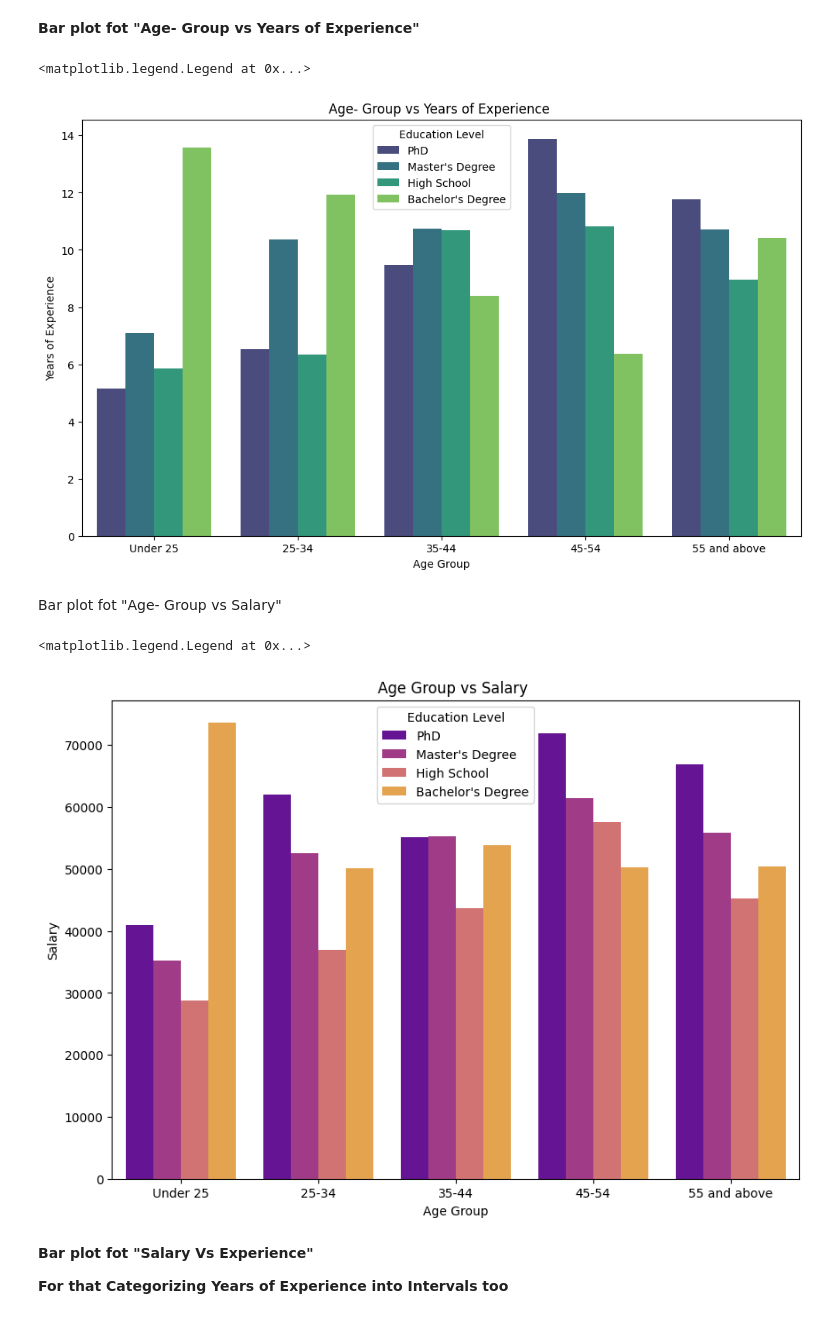
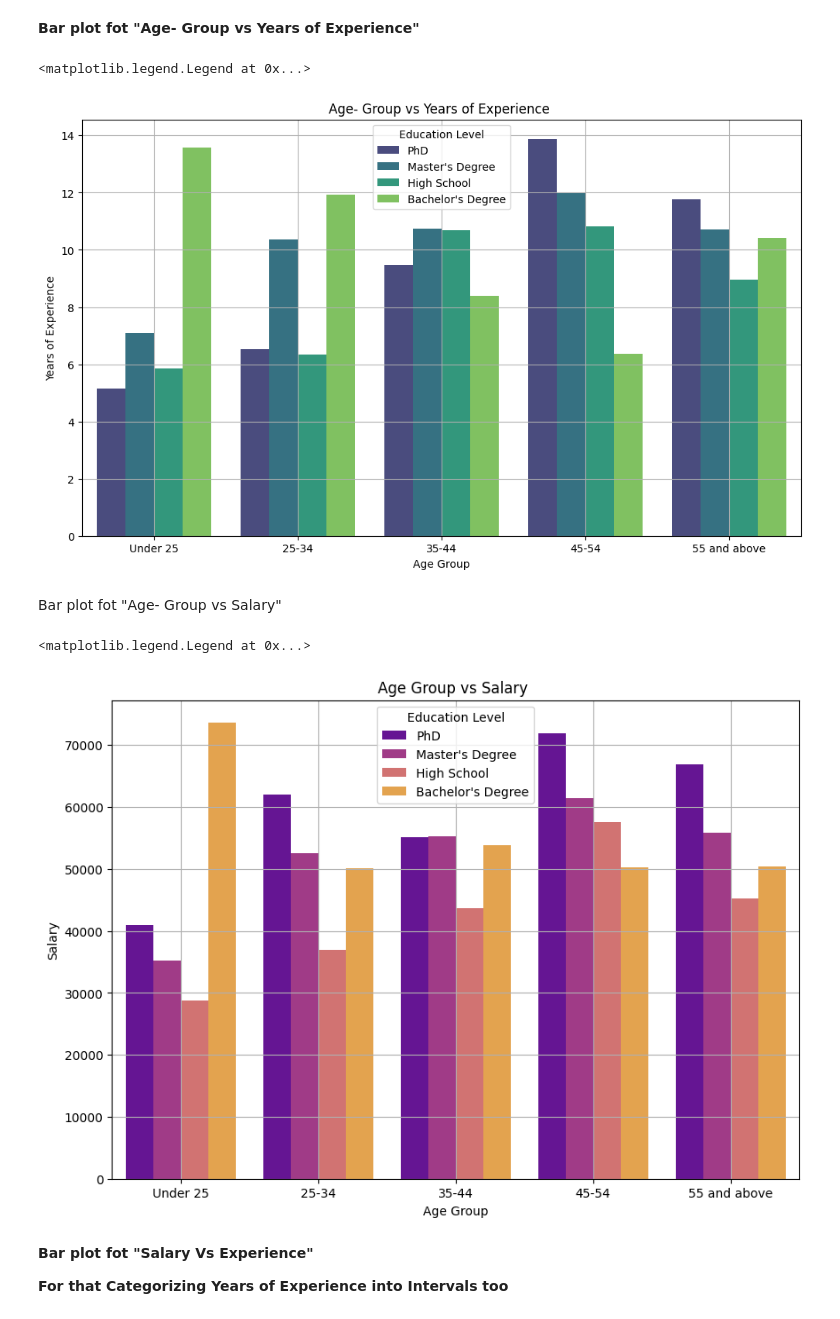
Before and after one commit to rn-byte/Salary_prediction, a Jupyter notebook: Expo_project.ipynb, the cells around one changed output. Saved outputs shown, nothing was run; the diff lists cells and outputs as text; code cells hidden in the pictures.

```diff
--- a/Expo_project.ipynb
+++ b/Expo_project.ipynb
@@ -258,15 +316,16 @@ df["EducationLevel"] = df["EducationLevel"].map(education_mapping)
 # %%
 #Bar plot for "Age- Group vs Years of Experience"
 age_order = ['Under 25', '25-34', '35-44', '45-54', '55 and above']
 fig, ax = plt.subplots(figsize=(12, 7))
 sns.barplot(data=df, x='AgeGroup', y='YearsExperience',hue='EducationLevel',order=age_order, palette='viridis',errorbar=None)
 ax.set_title('Age- Group vs Years of Experience ')
 ax.set_xlabel("Age Group")
 ax.set_ylabel("Years of Experience")
+ax.grid(axis='both')
 ax.legend(title='Education Level', loc='upper center')  # For moving the legend
 # %% [output]
 <matplotlib.legend.Legend at 0x...>
-[figure, old version]
+[figure, new version]
 # %% [markdown]
 Bar plot fot "Age- Group vs Salary"
 # %%
@@ -277,10 +336,11 @@ sns.barplot(data=df, x='AgeGroup', y='Salary', hue='EducationLevel',order=age_or
 ax.set_xlabel("Age Group")
 ax.set_ylabel("Salary")
 ax.set_title('Age Group vs Salary ')
+ax.grid(axis='both')
 ax.legend(title='Education Level', loc='upper center')
 # %% [output]
 <matplotlib.legend.Legend at 0x...>
-[figure, old version]
+[figure, new version]
 # %% [markdown]
 **Bar plot fot "Salary Vs Experience"**
 
```
Also changed, not shown: parts of 15 cells of this notebook.
